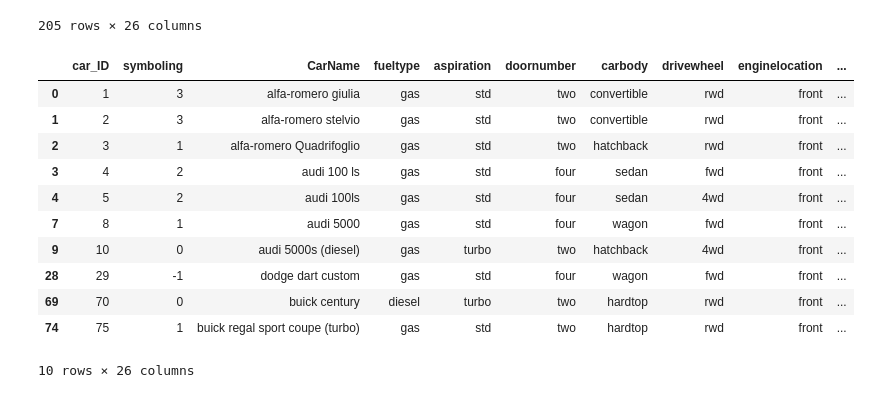
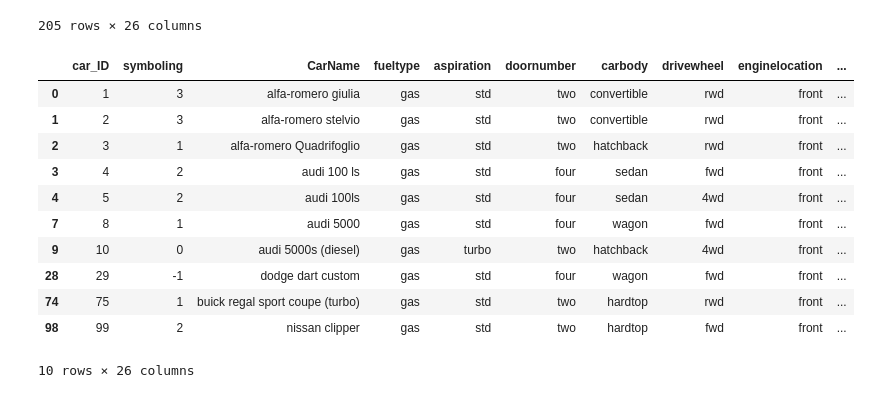
Before and after one commit to ArminNaCl/CarPricePrediction, a Jupyter notebook: work_with_data.ipynb, the cells around one changed output. Cells and saved outputs as stored; diff of their text form; code cells hidden in the pictures.

```diff
--- a/work_with_data.ipynb
+++ b/work_with_data.ipynb
@@ -535,18 +535,19 @@ data.sort_values(by="CarName", ascending=True, key=lambda col: col.str.lower())
 205 rows × 26 columns
 # %%
 # pivot[it remand me ross on Friends]
-car_body = data.sort_index().groupby(["carbody"]).head(2) # only to of each car body
+car_body = data[data["fueltype"] == "gas"]
+car_body = car_body.sort_index().groupby(["carbody"]).head(2) # only to of each car body
 car_body
 # %% [output]
 |  | car_ID | symboling | CarName | fueltype | aspiration | doornumber | carbody | drivewheel | enginelocation | ... |
 | 0 | 1 | 3 | alfa-romero giulia | gas | std | two | convertible | rwd | front | ... |
 | 1 | 2 | 3 | alfa-romero stelvio | gas | std | two | convertible | rwd | front | ... |
 | 2 | 3 | 1 | alfa-romero Quadrifoglio | gas | std | two | hatchback | rwd | front | ... |
 | 3 | 4 | 2 | audi 100 ls | gas | std | four | sedan | fwd | front | ... |
 | 4 | 5 | 2 | audi 100ls | gas | std | four | sedan | 4wd | front | ... |
 | 7 | 8 | 1 | audi 5000 | gas | std | four | wagon | fwd | front | ... |
 | 9 | 10 | 0 | audi 5000s (diesel) | gas | turbo | two | hatchback | 4wd | front | ... |
 | 28 | 29 | -1 | dodge dart custom | gas | std | four | wagon | fwd | front | ... |
-| 69 | 70 | 0 | buick century | diesel | turbo | two | hardtop | rwd | front | ... |
 | 74 | 75 | 1 | buick regal sport coupe (turbo) | gas | std | two | hardtop | rwd | front | ... |
+| 98 | 99 | 2 | nissan clipper | gas | std | two | hardtop | fwd | front | ... |
 10 rows × 26 columns
```
Also changed, not shown: parts of 13 cells of this notebook.
